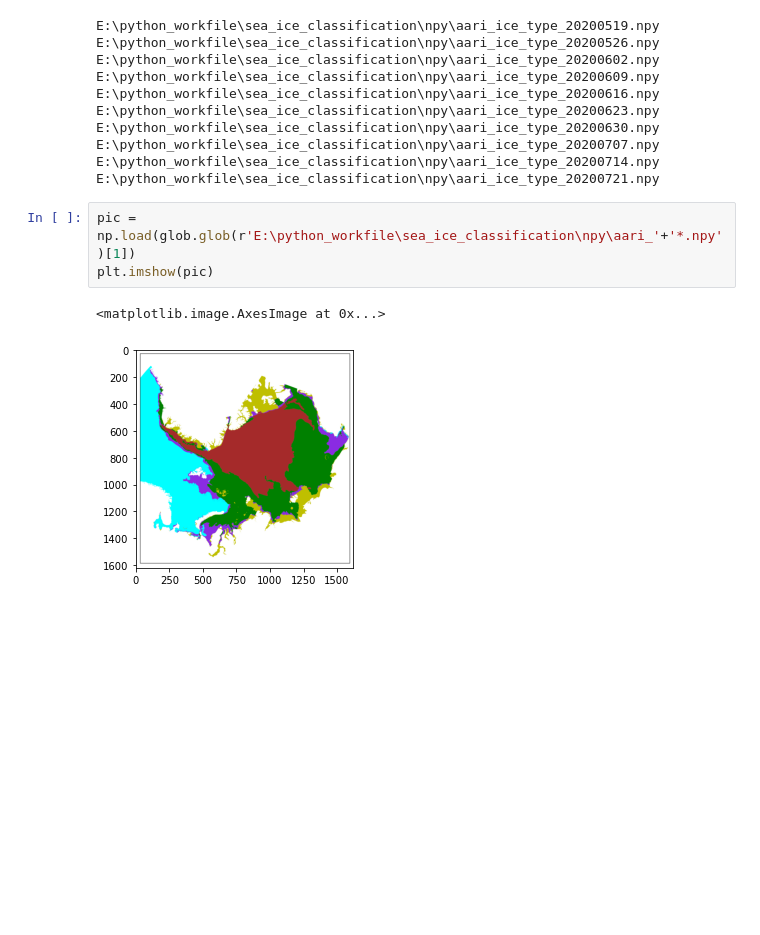
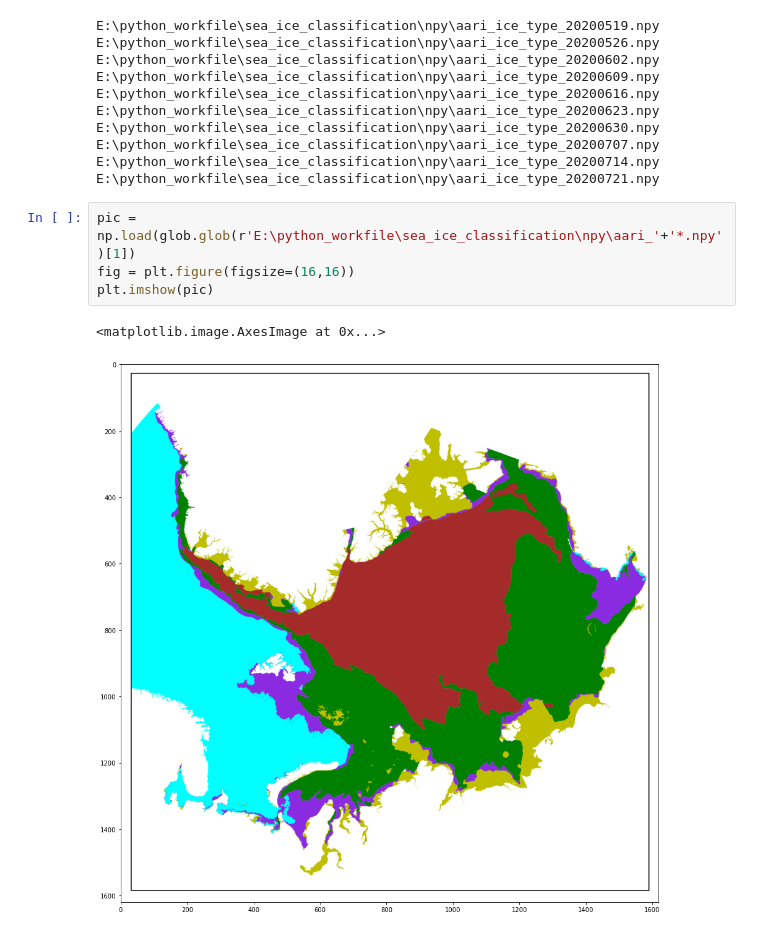
Before and after one commit to LittlematchLM/sea_ice_classification, a Jupyter notebook: aari_icet_ype.ipynb, the cells around one changed output. Cells and saved outputs as stored; diff of their text form; blank space fills up the shorter version.

```diff
--- a/aari_icet_ype.ipynb
+++ b/aari_icet_ype.ipynb
@@ -133,7 +133,8 @@ E:\python_workfile\sea_ice_classification\npy\aari_ice_type_20200714.npy
 E:\python_workfile\sea_ice_classification\npy\aari_ice_type_20200721.npy
 # %%
 pic = np.load(glob.glob(r'E:\python_workfile\sea_ice_classification\npy\aari_'+'*.npy')[1])
+fig = plt.figure(figsize=(16,16))
 plt.imshow(pic)
 # %% [output]
 <matplotlib.image.AxesImage at 0x...>
-[figure, old version]
+[figure, new version]
```
Also changed, not shown: 1 other file.
